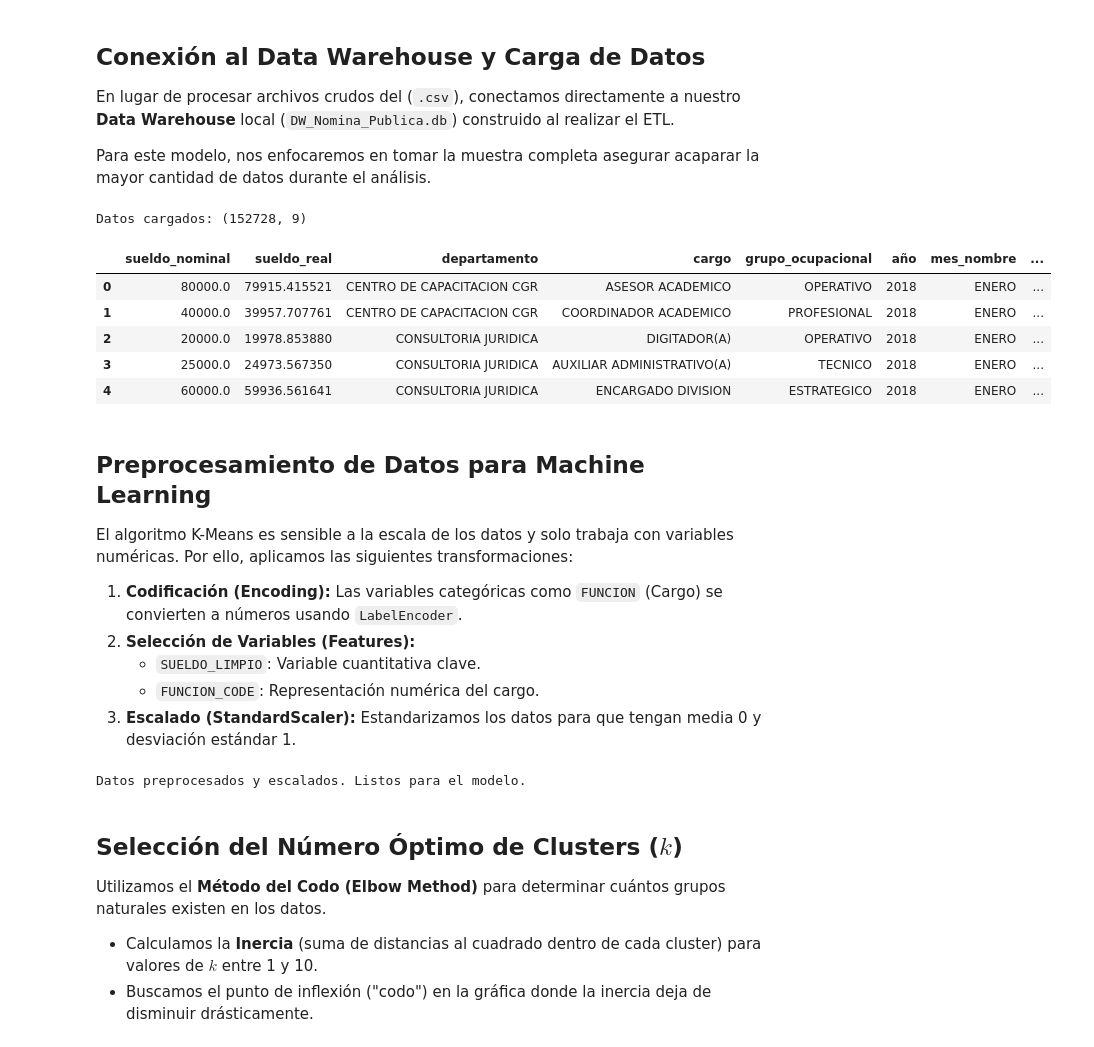
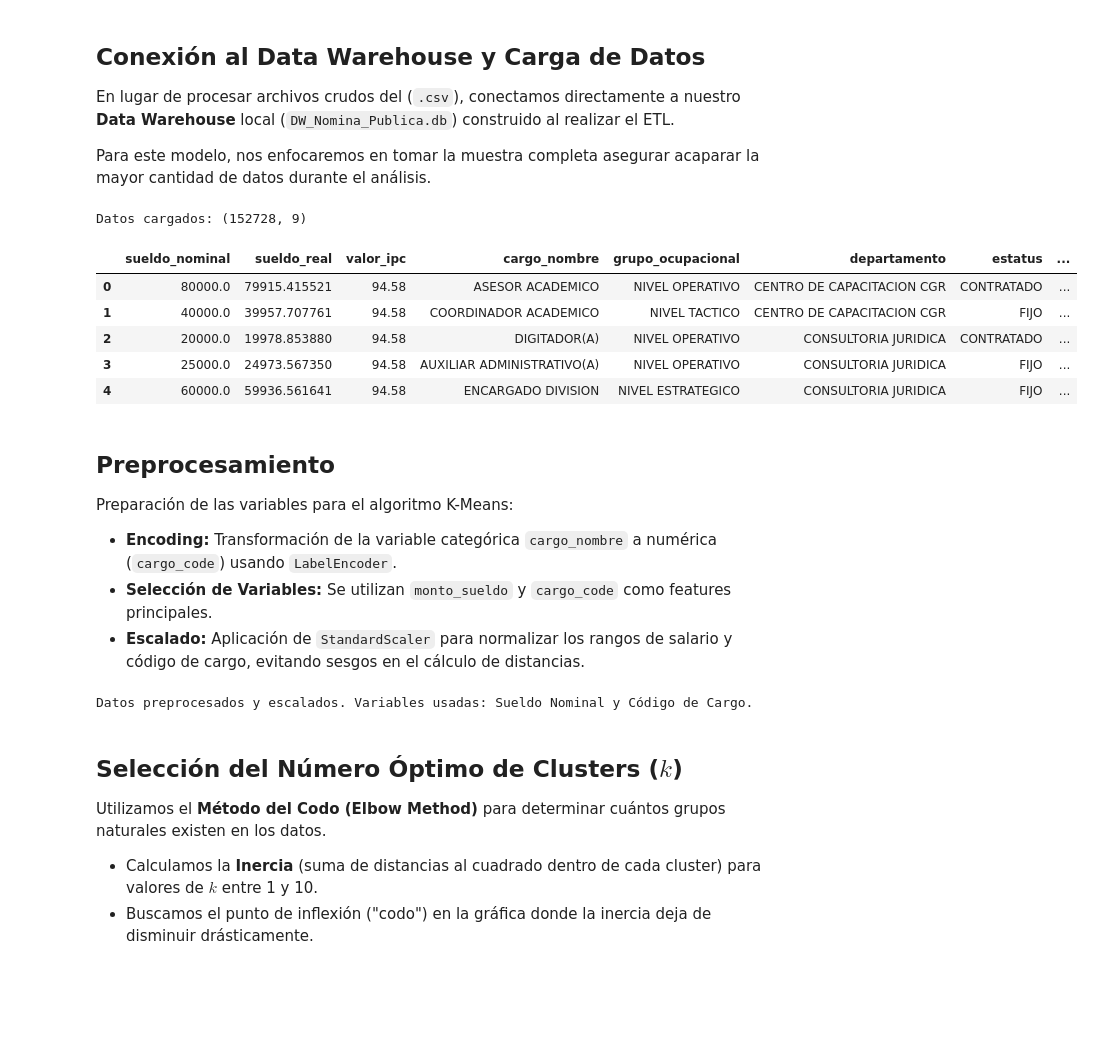
Before and after one commit to TZeik/icc321-2025-final, a Jupyter notebook: modelo_mineria.ipynb, the cells around one changed output. Drawn from its saved outputs; the diff is of its cells as text; code cells hidden in the pictures; blank space fills up the shorter version.

```diff
--- a/modelo_mineria.ipynb
+++ b/modelo_mineria.ipynb
@@ -23,69 +23,63 @@ En lugar de procesar archivos crudos del (`.csv`), conectamos directamente a nue
 
 Para este modelo, nos enfocaremos en tomar la muestra completa asegurar acaparar la mayor cantidad de datos durante el análisis.
 # %%
-# Conexión con el DW actualizado
-db_name = 'DW_Nomina_Publica_StarSchema.db'
+# Conexión al DW
+db_name = 'DW_Nomina.db'
 conn = sqlite3.connect(db_name)
 
-# Consulta SQL aprovechando la nueva Dimensión Tiempo y Estructura
 query = """
 SELECT
-    f.sueldo_nominal,
+    f.monto_sueldo as sueldo_nominal,
     f.sueldo_real,
-    e.departamento,
-    e.cargo,
-    e.grupo_ocupacional,
-    t.año,
-    t.mes_nombre,
-    t.trimestre_nombre,
-    t.fecha
+    f.valor_ipc,
+    c.cargo_nombre,
+    c.grupo_ocupacional,
+    o.departamento,
+    e.descripcion_estatus as estatus,
+    t.anio,
+    t.trimestre
 FROM FACT_NOMINA f
-JOIN DIM_ESTRUCTURA e ON f.id_estructura = e.id_estructura
-JOIN DIM_TIEMPO t ON f.id_tiempo = t.id_tiempo
-WHERE t.año >= 2018
+JOIN DIM_CARGO c ON f.KEY_CARGO = c.KEY_CARGO
+JOIN DIM_ORGANIZACION o ON f.KEY_ORGANIZACION = o.KEY_ORGANIZACION
+JOIN DIM_TIEMPO t ON f.KEY_TIEMPO = t.KEY_TIEMPO
+JOIN DIM_ESTATUS e ON f.KEY_ESTATUS = e.KEY_ESTATUS
+WHERE t.anio >= 2018
 """
 
 df_model = pd.read_sql(query, conn)
 conn.close()
 
-# Convertir fecha a datetime por si SQLite la devolvió como texto
-df_model['fecha'] = pd.to_datetime(df_model['fecha'])
-
 print(f"Datos cargados: {df_model.shape}")
 display(df_model.head())
 # %% [output]
 Datos cargados: (152728, 9)
-|  | sueldo_nominal | sueldo_real | departamento | cargo | grupo_ocupacional | año | mes_nombre | ... |
-| 0 | 80000.0 | 79915.415521 | CENTRO DE CAPACITACION CGR | ASESOR ACADEMICO | OPERATIVO | 2018 | ENERO | ... |
-| 1 | 40000.0 | 39957.707761 | CENTRO DE CAPACITACION CGR | COORDINADOR ACADEMICO | PROFESIONAL | 2018 | ENERO | ... |
-| 2 | 20000.0 | 19978.853880 | CONSULTORIA JURIDICA | DIGITADOR(A) | OPERATIVO | 2018 | ENERO | ... |
-| 3 | 25000.0 | 24973.567350 | CONSULTORIA JURIDICA | AUXILIAR ADMINISTRATIVO(A) | TECNICO | 2018 | ENERO | ... |
-| 4 | 60000.0 | 59936.561641 | CONSULTORIA JURIDICA | ENCARGADO DIVISION | ESTRATEGICO | 2018 | ENERO | ... |
+|  | sueldo_nominal | sueldo_real | valor_ipc | cargo_nombre | grupo_ocupacional | departamento | estatus | ... |
+| 0 | 80000.0 | 79915.415521 | 94.58 | ASESOR ACADEMICO | NIVEL OPERATIVO | CENTRO DE CAPACITACION CGR | CONTRATADO | ... |
+| 1 | 40000.0 | 39957.707761 | 94.58 | COORDINADOR ACADEMICO | NIVEL TACTICO | CENTRO DE CAPACITACION CGR | FIJO | ... |
+| 2 | 20000.0 | 19978.853880 | 94.58 | DIGITADOR(A) | NIVEL OPERATIVO | CONSULTORIA JURIDICA | CONTRATADO | ... |
+| 3 | 25000.0 | 24973.567350 | 94.58 | AUXILIAR ADMINISTRATIVO(A) | NIVEL OPERATIVO | CONSULTORIA JURIDICA | FIJO | ... |
+| 4 | 60000.0 | 59936.561641 | 94.58 | ENCARGADO DIVISION | NIVEL ESTRATEGICO | CONSULTORIA JURIDICA | FIJO | ... |
 # %% [markdown]
-## Preprocesamiento de Datos para Machine Learning
-El algoritmo K-Means es sensible a la escala de los datos y solo trabaja con variables numéricas. Por ello, aplicamos las siguientes transformaciones:
-
-1.  **Codificación (Encoding):** Las variables categóricas como `FUNCION` (Cargo) se convierten a números usando `LabelEncoder`.
-2.  **Selección de Variables (Features):**
-    * `SUELDO_LIMPIO`: Variable cuantitativa clave.
-    * `FUNCION_CODE`: Representación numérica del cargo.
-3.  **Escalado (StandardScaler):** Estandarizamos los datos para que tengan media 0 y desviación estándar 1.
+## Preprocesamiento
+Preparación de las variables para el algoritmo K-Means:
+* **Encoding:** Transformación de la variable categórica `cargo_nombre` a numérica (`cargo_code`) usando `LabelEncoder`.
+* **Selección de Variables:** Se utilizan `monto_sueldo` y `cargo_code` como features principales.
+* **Escalado:** Aplicación de `StandardScaler` para normalizar los rangos de salario y código de cargo, evitando sesgos en el cálculo de distancias.
 # %%
-# Label Encoding para el Cargo (Texto -> Número)
+# Label Encoding
 le_cargo = LabelEncoder()
-df_model['cargo_code'] = le_cargo.fit_transform(df_model['cargo'])
+df_model['cargo_code'] = le_cargo.fit_transform(df_model['cargo_nombre'])
 
 # Selección de Variables para Clustering
-# Usamos Sueldo Nominal y el Código del Cargo para agrupar por "Jerarquía y Pago"
 X = df_model[['sueldo_nominal', 'cargo_code']]
 
-# Escalado de Datos (Importante para K-Means)
+# Escalado de Datos
 scaler = StandardScaler()
 X_scaled = scaler.fit_transform(X)
 
-print("Datos preprocesados y escalados. Listos para el modelo.")
+print("Datos preprocesados y escalados. Variables usadas: Sueldo Nominal y Código de Cargo.")
 # %% [output]
-Datos preprocesados y escalados. Listos para el modelo.
+Datos preprocesados y escalados. Variables usadas: Sueldo Nominal y Código de Cargo.
 # %% [markdown]
 ## Selección del Número Óptimo de Clusters ($k$)
 Utilizamos el **Método del Codo (Elbow Method)** para determinar cuántos grupos naturales existen en los datos.
```
Also changed, not shown: parts of 5 cells of this notebook, 8 other files.
